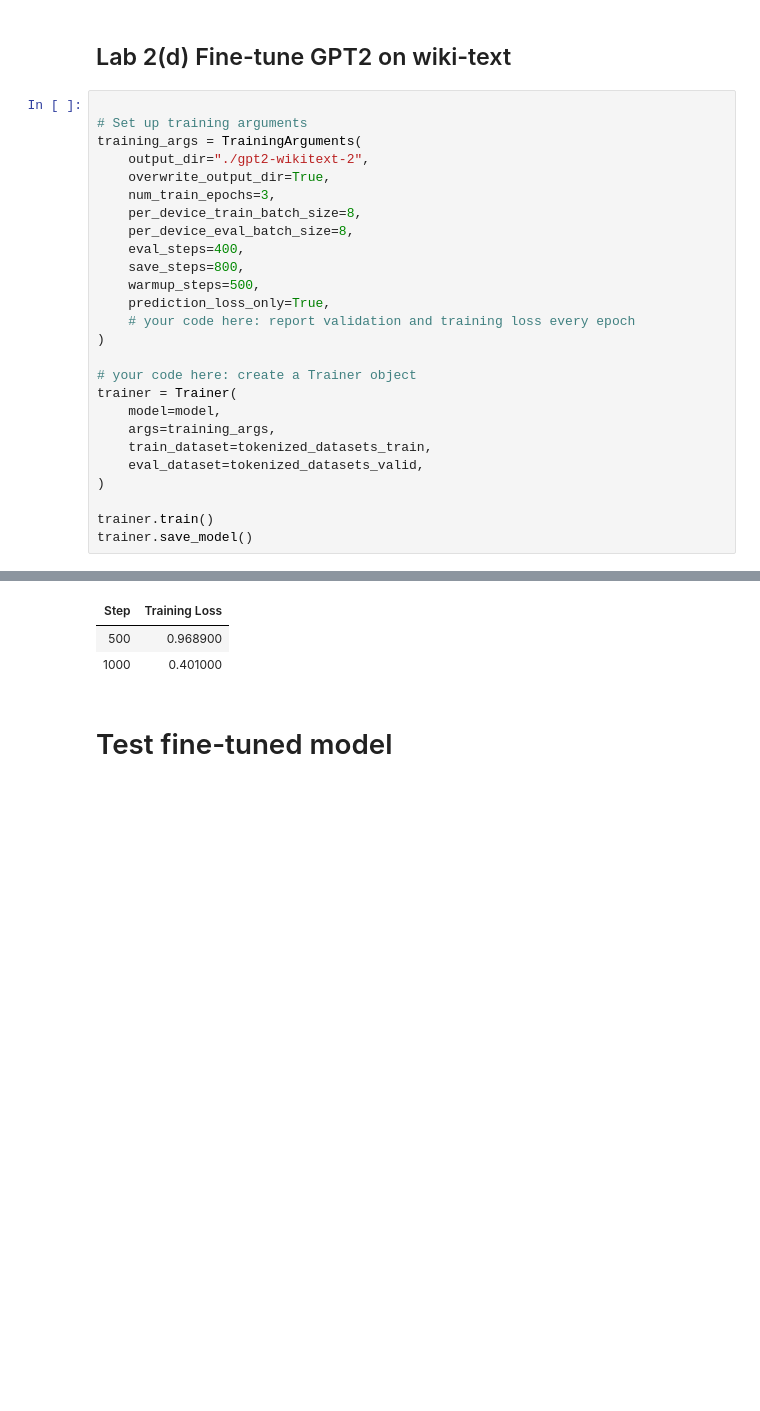
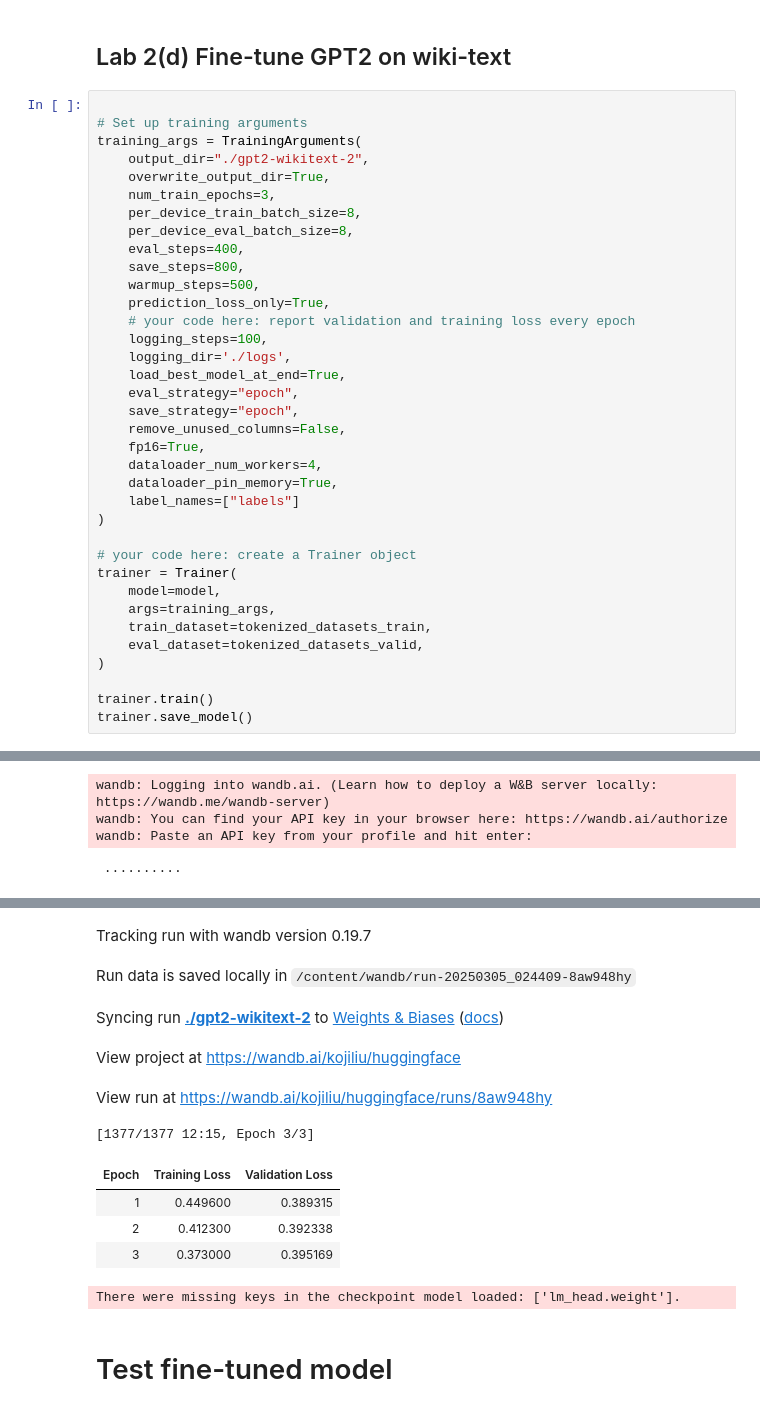
Before and after one commit to mingxinliu0423/ECE661, a Jupyter notebook: HW3/LabLLM.ipynb, the cells around one changed output, grey strips where cells are left out. Cells and saved outputs as stored; diff of their text form; blank space fills up the shorter version.

```diff
--- a/HW3/LabLLM.ipynb
+++ b/HW3/LabLLM.ipynb
@@ -192,6 +194,16 @@ training_args = TrainingArguments(
     warmup_steps=500,
     prediction_loss_only=True,
     # your code here: report validation and training loss every epoch
+    logging_steps=100,
+    logging_dir='./logs',
+    load_best_model_at_end=True,
+    eval_strategy="epoch",
+    save_strategy="epoch",
+    remove_unused_columns=False,
+    fp16=True,
+    dataloader_num_workers=4,
+    dataloader_pin_memory=True,
+    label_names=["labels"]
 )
 
 # your code here: create a Trainer object
@@ -208,0 +223,4 @@ trainer.save_model()
+wandb: Logging into wandb.ai. (Learn how to deploy a W&B server locally: https://wandb.me/wandb-server)
+wandb: You can find your API key in your browser here: https://wandb.ai/authorize
+wandb: Paste an API key from your profile and hit enter:
+ ··········
@@ -209,6 +232,14 @@ trainer.save_model()
+Tracking run with wandb version 0.19.7
+Run data is saved locally in /content/wandb/run-20250305_024409-8aw948hy
+Syncing run ./gpt2-wikitext-2 to Weights & Biases (docs)
+View project at https://wandb.ai/kojiliu/huggingface
+View run at https://wandb.ai/kojiliu/huggingface/runs/8aw948hy
+[1377/1377 12:15, Epoch 3/3]
-| Step | Training Loss |
-| 500 | 0.968900 |
-| 1000 | 0.401000 |
+| Epoch | Training Loss | Validation Loss |
+| 1 | 0.449600 | 0.389315 |
+| 2 | 0.412300 | 0.392338 |
+| 3 | 0.373000 | 0.395169 |
+There were missing keys in the checkpoint model loaded: ['lm_head.weight'].
 # %% [markdown]
 # Test fine-tuned model
 # %%
```
Also changed, not shown: parts of 10 cells of this notebook, 1 other file.
